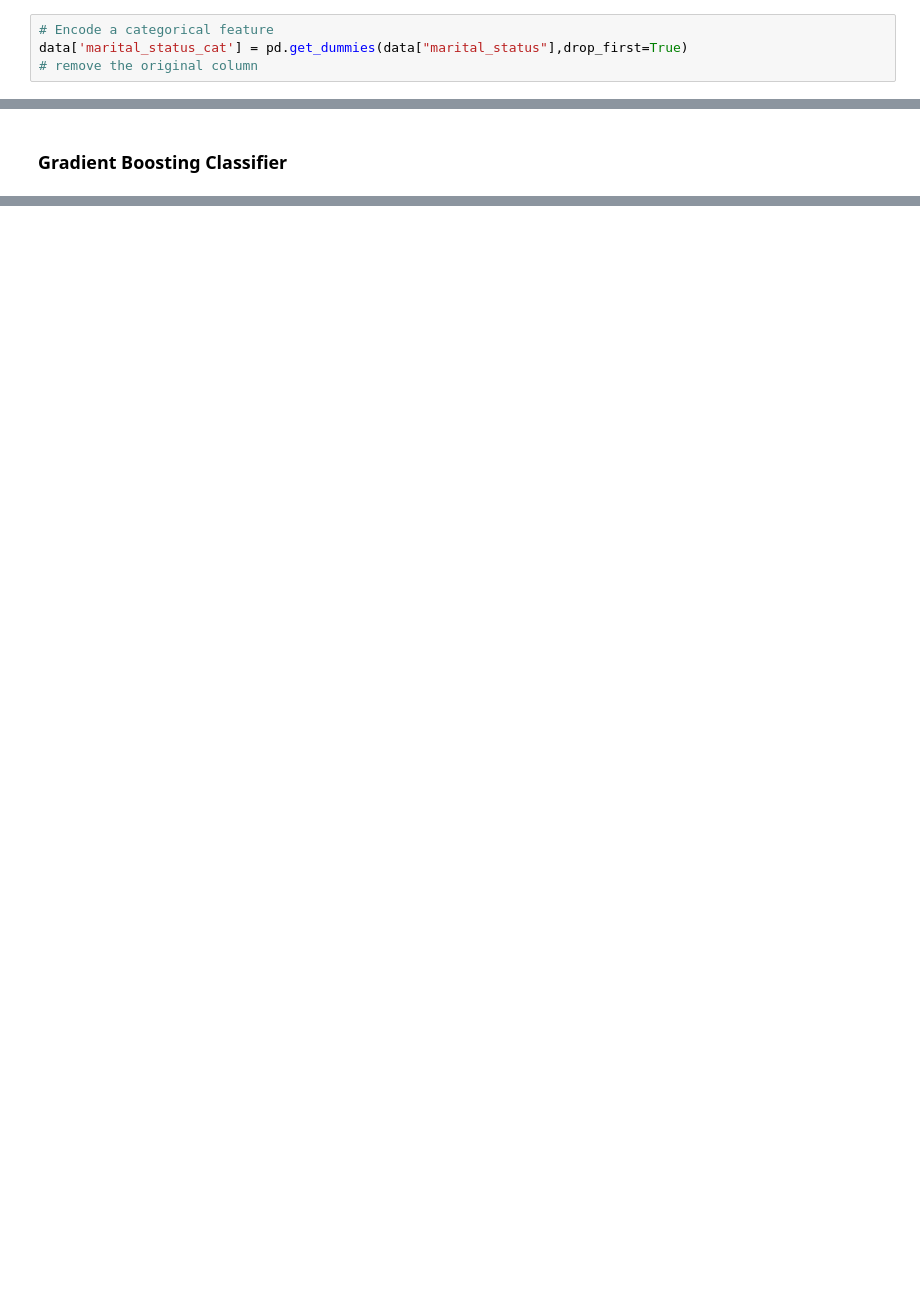
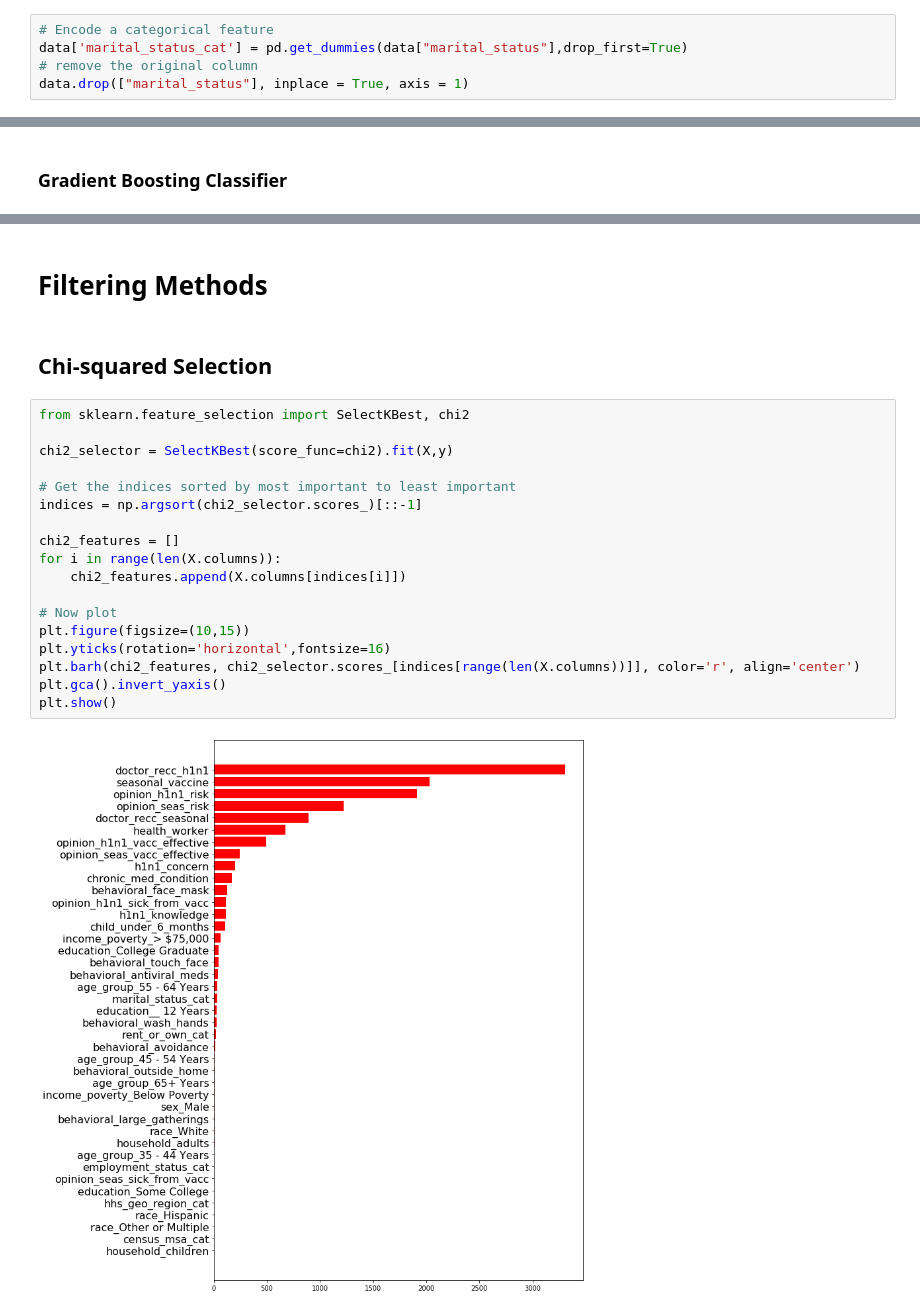
Before and after one commit to arifcanaksoy/MachineLearning_H1N1, a Jupyter notebook: playground_h1n1.ipynb, the cells around one changed output, grey strips where cells are left out. Drawn from its saved outputs; the diff is of its cells as text; blank space fills up the shorter version.

```diff
--- a/playground_h1n1.ipynb
+++ b/playground_h1n1.ipynb
@@ -224,3 +245,4 @@ data.drop(["rent_or_own"], inplace = True, axis = 1)
 # Encode a categorical feature
 data['marital_status_cat'] = pd.get_dummies(data["marital_status"],drop_first=True)
 # remove the original column
+data.drop(["marital_status"], inplace = True, axis = 1)
@@ -350,0 +415,24 @@ dtype: int64
+# %% [markdown]
+# Filtering Methods
+# %% [markdown]
+## Chi-squared Selection
+# %%
+from sklearn.feature_selection import SelectKBest, chi2
+
+chi2_selector = SelectKBest(score_func=chi2).fit(X,y)
+
+# Get the indices sorted by most important to least important
+indices = np.argsort(chi2_selector.scores_)[::-1]
+
+chi2_features = []
+for i in range(len(X.columns)):
+    chi2_features.append(X.columns[indices[i]])
+
+# Now plot
+plt.figure(figsize=(10,15))
+plt.yticks(rotation='horizontal',fontsize=16)
+plt.barh(chi2_features, chi2_selector.scores_[indices[range(len(X.columns))]], color='r', align='center')
+plt.gca().invert_yaxis()
+plt.show()
+# %% [output]
+[figure, added]
```
Also changed, not shown: parts of 36 cells of this notebook.
